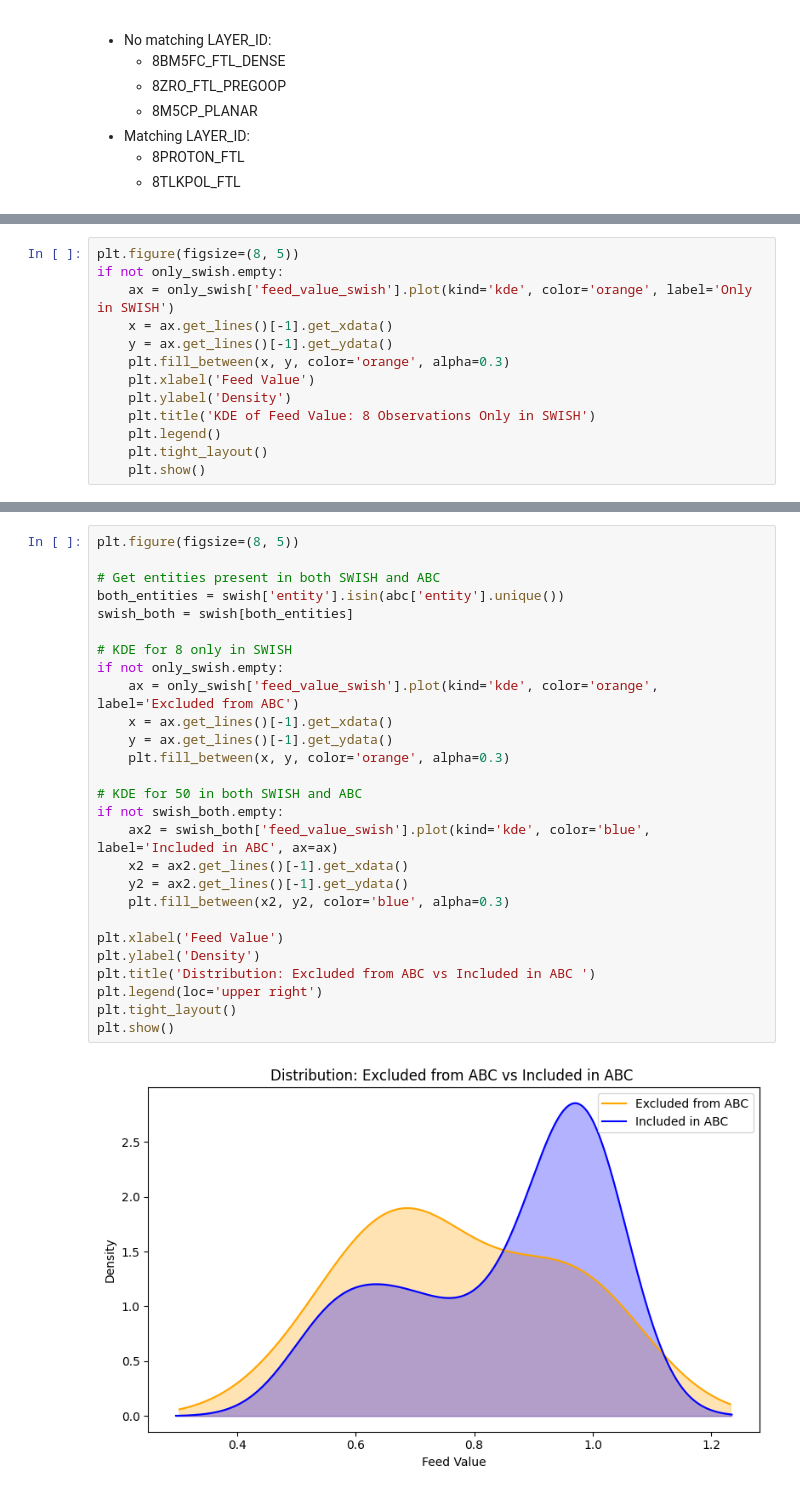
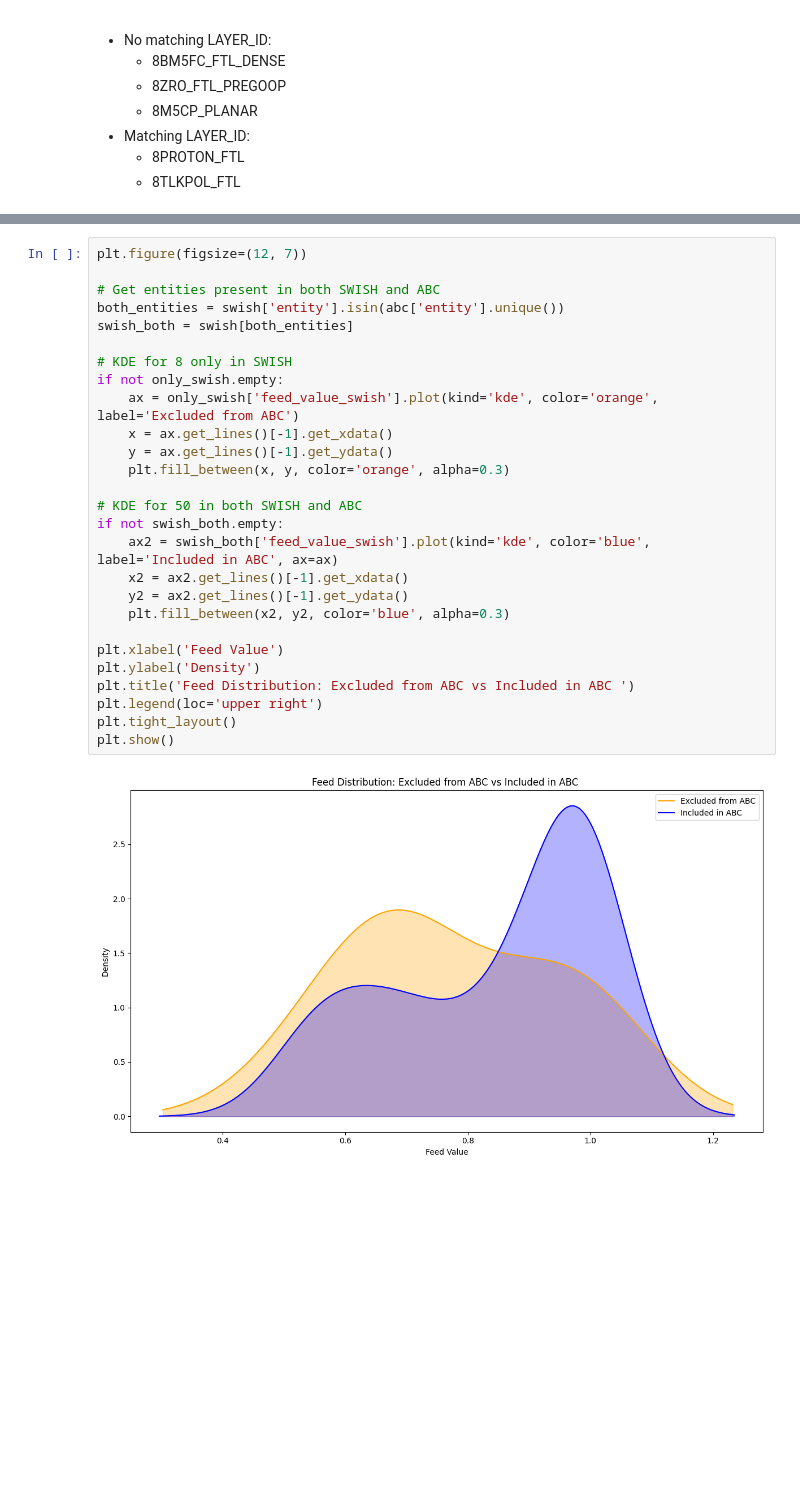
Before and after one commit to maximillian-jacob/DataScience, a Jupyter notebook: main_swish_vs_abc.ipynb, the cells around one changed output, grey strips where cells are left out. Cells and saved outputs as stored; diff of their text form; blank space fills up the shorter version.

```diff
--- a/main_swish_vs_abc.ipynb
+++ b/main_swish_vs_abc.ipynb
@@ -486,16 +511,3 @@ only_swish
 | 12 | KST498 | 0.994258 | DEVICE=*,LAYER=8PROTON_FTL,OPERAT... | 08/08/2025 | D1D | 1281785 | 8PROTON_FTL |
 | 17 | PAT524_PM1 | 0.899167 | DEVICE=*,LAYER=8TLKPOL_FTL,OPERAT... | 08/08/2025 | D1D | 1281792 | 8TLKPOL_FTL |
 | 44 | DRT402 | 0.679441 | DEVICE=*,LAYER=8M5CP_PLANAR,OPERA... | 08/08/2025 | D1D | 1281827 | 8M5CP_PLANAR |
-# %%
-plt.figure(figsize=(8, 5))
-if not only_swish.empty:
-    ax = only_swish['feed_value_swish'].plot(kind='kde', color='orange', label='Only in SWISH')
-    x = ax.get_lines()[-1].get_xdata()
-    y = ax.get_lines()[-1].get_ydata()
-    plt.fill_between(x, y, color='orange', alpha=0.3)
-    plt.xlabel('Feed Value')
-    plt.ylabel('Density')
-    plt.title('KDE of Feed Value: 8 Observations Only in SWISH')
-    plt.legend()
-    plt.tight_layout()
-    plt.show()
@@ -504,29 +514,29 @@ if not only_swish.empty:
 # %%
-plt.figure(figsize=(8, 5))
+plt.figure(figsize=(12, 7))
 
 # Get entities present in both SWISH and ABC
 both_entities = swish['entity'].isin(abc['entity'].unique())
 swish_both = swish[both_entities]
 
 # KDE for 8 only in SWISH
 if not only_swish.empty:
     ax = only_swish['feed_value_swish'].plot(kind='kde', color='orange', label='Excluded from ABC')
     x = ax.get_lines()[-1].get_xdata()
     y = ax.get_lines()[-1].get_ydata()
     plt.fill_between(x, y, color='orange', alpha=0.3)
 
 # KDE for 50 in both SWISH and ABC
 if not swish_both.empty:
     ax2 = swish_both['feed_value_swish'].plot(kind='kde', color='blue', label='Included in ABC', ax=ax)
     x2 = ax2.get_lines()[-1].get_xdata()
     y2 = ax2.get_lines()[-1].get_ydata()
     plt.fill_between(x2, y2, color='blue', alpha=0.3)
 
 plt.xlabel('Feed Value')
 plt.ylabel('Density')
-plt.title('Distribution: Excluded from ABC vs Included in ABC ')
+plt.title('Feed Distribution: Excluded from ABC vs Included in ABC ')
 plt.legend(loc='upper right')
 plt.tight_layout()
 plt.show()
 # %% [output]
-[figure, old version]
+[figure, new version]
```
Also changed, not shown: parts of 14 cells of this notebook.
